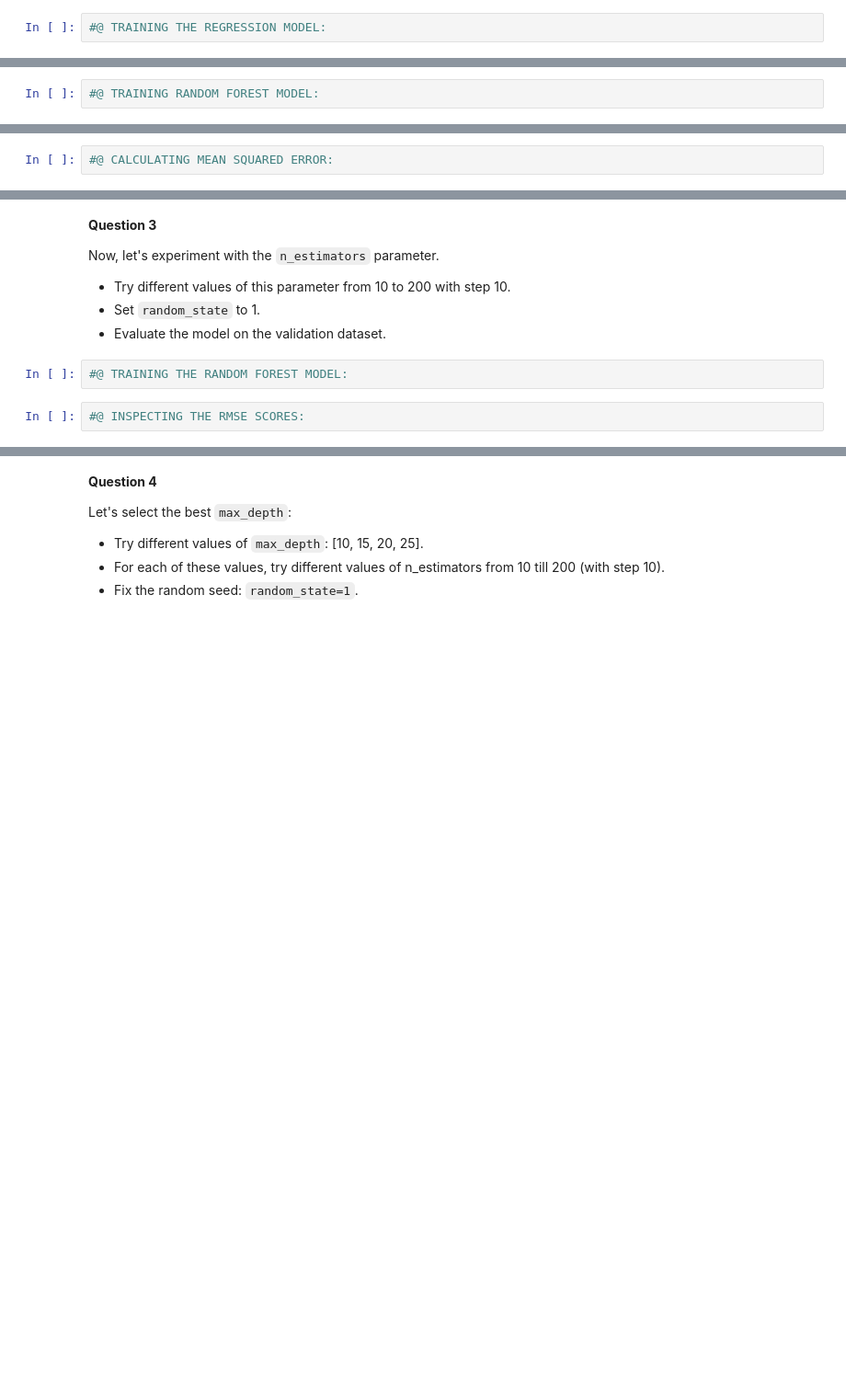
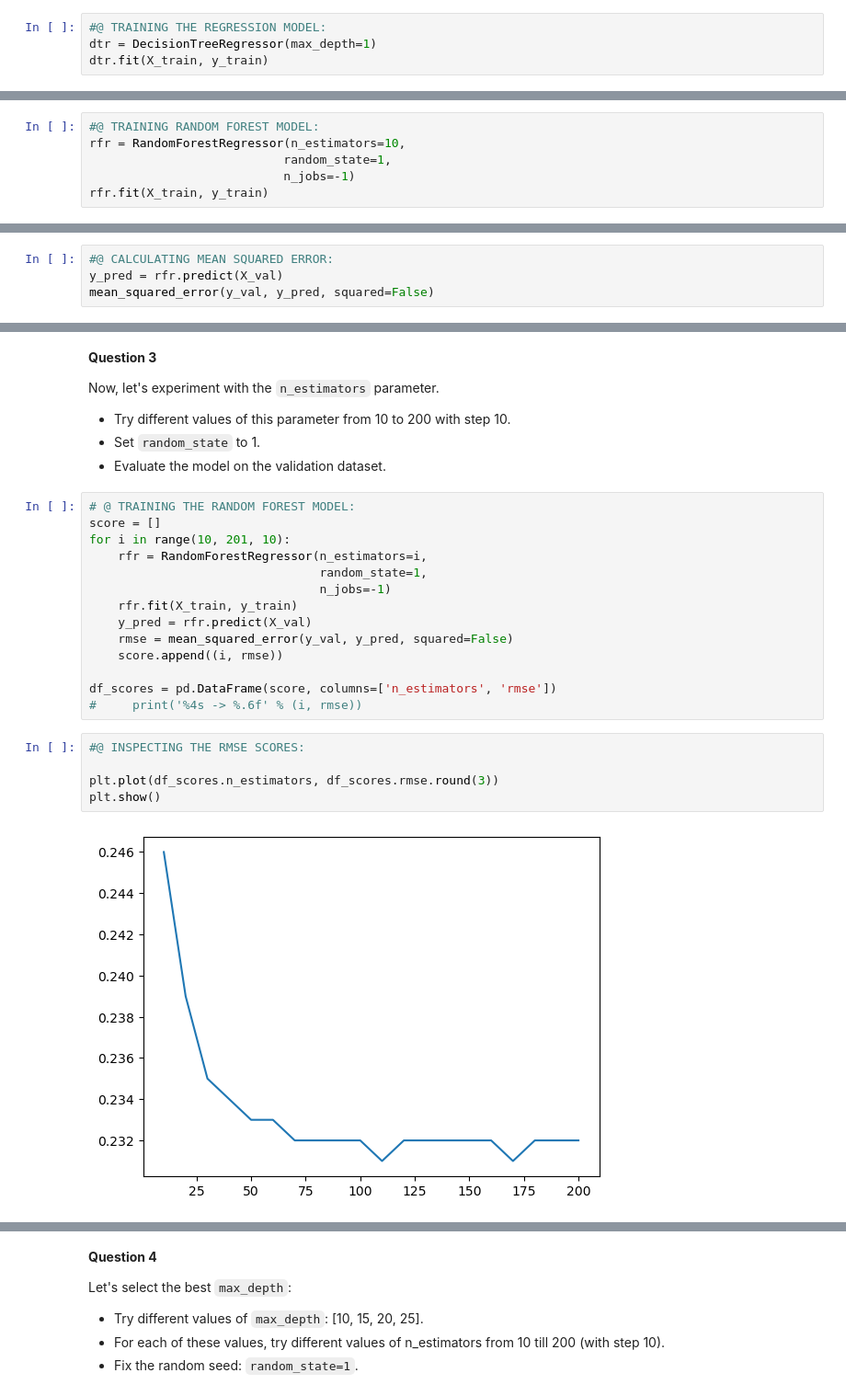
Before and after one commit to yachtsman/ml-zoomcamp-2022, a Jupyter notebook: 06-trees/homework_6_starter_st.ipynb, the cells around one changed output, grey strips where cells are left out. Shown: that part at 92% size. Drawn from its saved outputs; the diff is of its cells as text; blank space fills up the shorter version.

```diff
--- a/06-trees/homework_6_starter_st.ipynb
+++ b/06-trees/homework_6_starter_st.ipynb
@@ -57,3 +89,5 @@ Let's train a decision tree regressor to predict the `median_house_value` variab
 Train a model with `max_depth=1`.
 # %%
 #@ TRAINING THE REGRESSION MODEL:
+dtr = DecisionTreeRegressor(max_depth=1)
+dtr.fit(X_train, y_train)
@@ -73,3 +115,7 @@ Train a random forest model with these parameters:
 - `n_jobs=-1` (optional-to make training faster)
 # %%
 #@ TRAINING RANDOM FOREST MODEL:
+rfr = RandomForestRegressor(n_estimators=10,
+                           random_state=1,
+                           n_jobs=-1)
+rfr.fit(X_train, y_train)
@@ -76,2 +124,4 @@ Train a random forest model with these parameters:
 # %%
 #@ CALCULATING MEAN SQUARED ERROR:
+y_pred = rfr.predict(X_val)
+mean_squared_error(y_val, y_pred, squared=False)
@@ -87,10 +139,27 @@ Now, let's experiment with the `n_estimators` parameter.
 - Try different values of this parameter from 10 to 200 with step 10.
 - Set `random_state` to 1.
 - Evaluate the model on the validation dataset.
-# %%
-#@ TRAINING THE RANDOM FOREST MODEL:
+# %%
+# @ TRAINING THE RANDOM FOREST MODEL:
+score = []
+for i in range(10, 201, 10):
+    rfr = RandomForestRegressor(n_estimators=i,
+                                random_state=1,
+                                n_jobs=-1)
+    rfr.fit(X_train, y_train)
+    y_pred = rfr.predict(X_val)
+    rmse = mean_squared_error(y_val, y_pred, squared=False)
+    score.append((i, rmse))
+
+df_scores = pd.DataFrame(score, columns=['n_estimators', 'rmse'])
+#     print('%4s -> %.6f' % (i, rmse))
 # %%
 #@ INSPECTING THE RMSE SCORES:
+
+plt.plot(df_scores.n_estimators, df_scores.rmse.round(3))
+plt.show()
+# %% [output]
+[figure, added]
 # %% [markdown]
 - After which value of `n_estimators` does RMSE stop improving?
 
```
Also changed, not shown: parts of 27 cells of this notebook, 2 other files.
